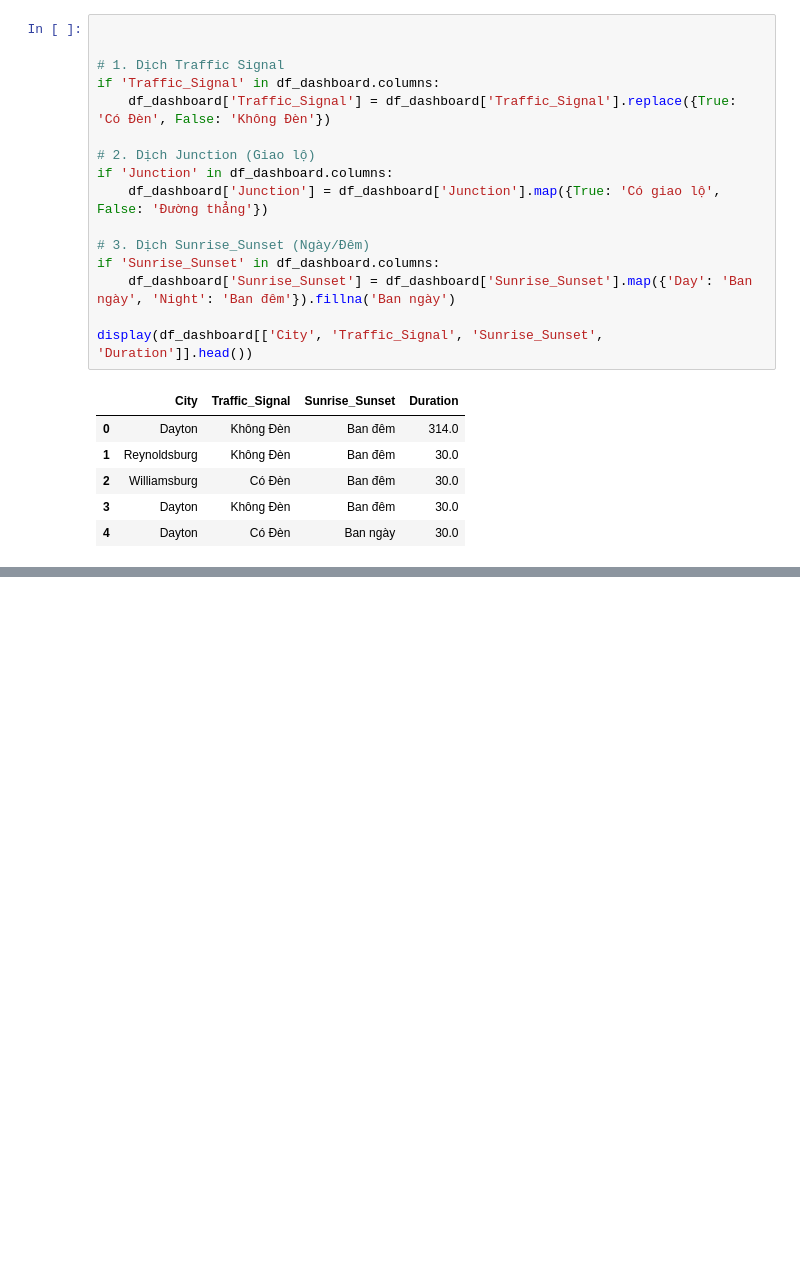
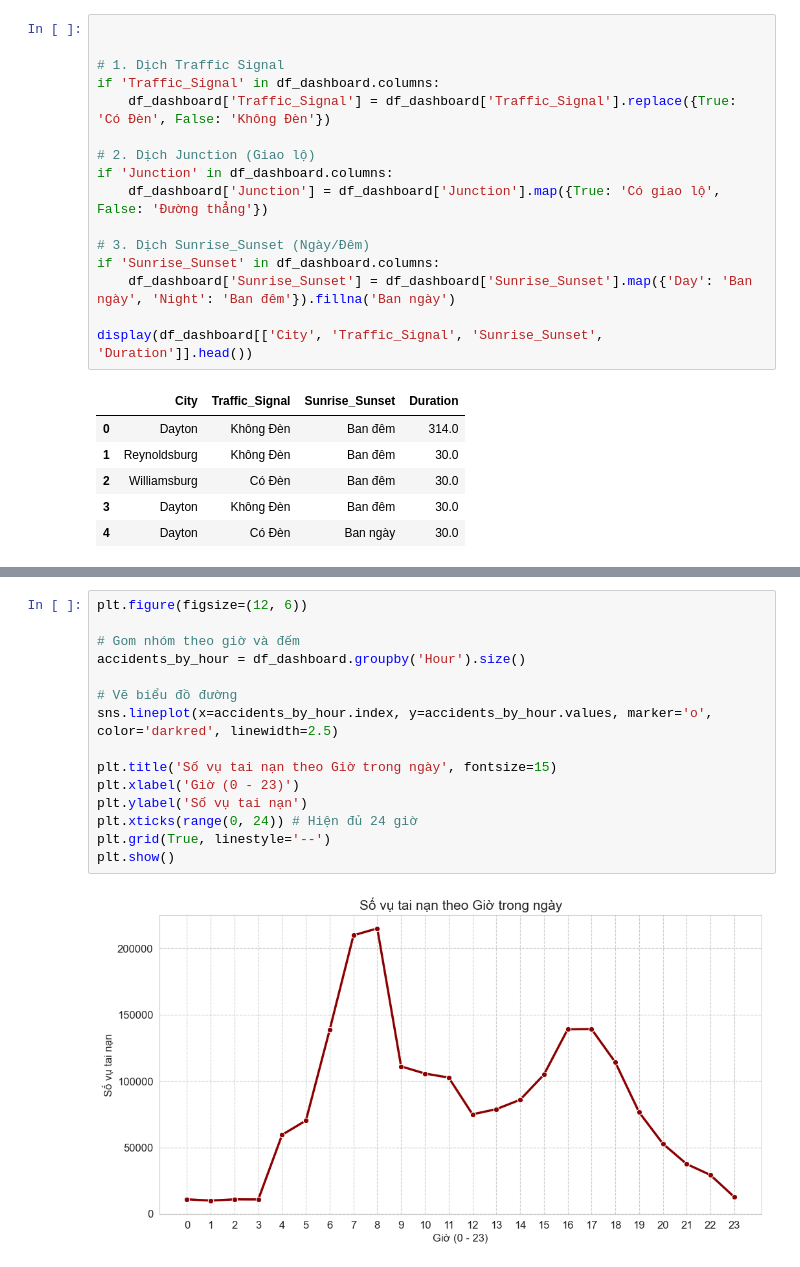
Before and after one commit to Traffic-Accident-Data-Analysis/DAP-Project, a Jupyter notebook: Untitled-1.ipynb, the cells around one changed output, grey strips where cells are left out. Cells and saved outputs as stored; diff of their text form; blank space fills up the shorter version.

```diff
--- a/Untitled-1.ipynb
+++ b/Untitled-1.ipynb
@@ -214,0 +262,17 @@ print(" Đã lưu xong file tại: output/dashboard_data.csv")
+# %%
+plt.figure(figsize=(12, 6))
+
+# Gom nhóm theo giờ và đếm
+accidents_by_hour = df_dashboard.groupby('Hour').size()
+
+# Vẽ biểu đồ đường
+sns.lineplot(x=accidents_by_hour.index, y=accidents_by_hour.values, marker='o', color='darkred', linewidth=2.5)
+
+plt.title('Số vụ tai nạn theo Giờ trong ngày', fontsize=15)
+plt.xlabel('Giờ (0 - 23)')
+plt.ylabel('Số vụ tai nạn')
+plt.xticks(range(0, 24)) # Hiện đủ 24 giờ
+plt.grid(True, linestyle='--')
+plt.show()
+# %% [output]
+[figure, added]
```
Also changed, not shown: parts of 12 cells of this notebook.
